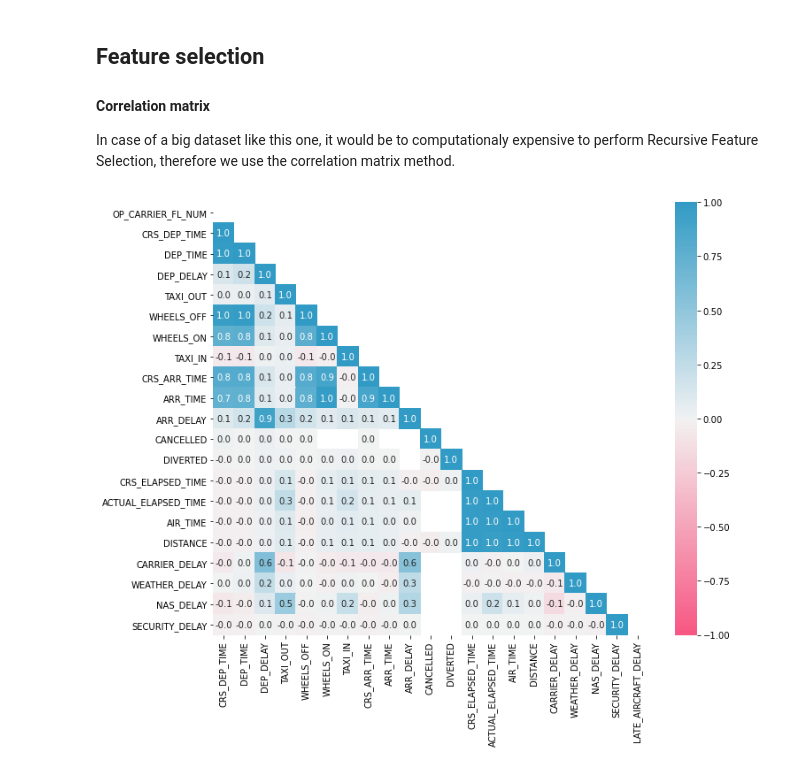
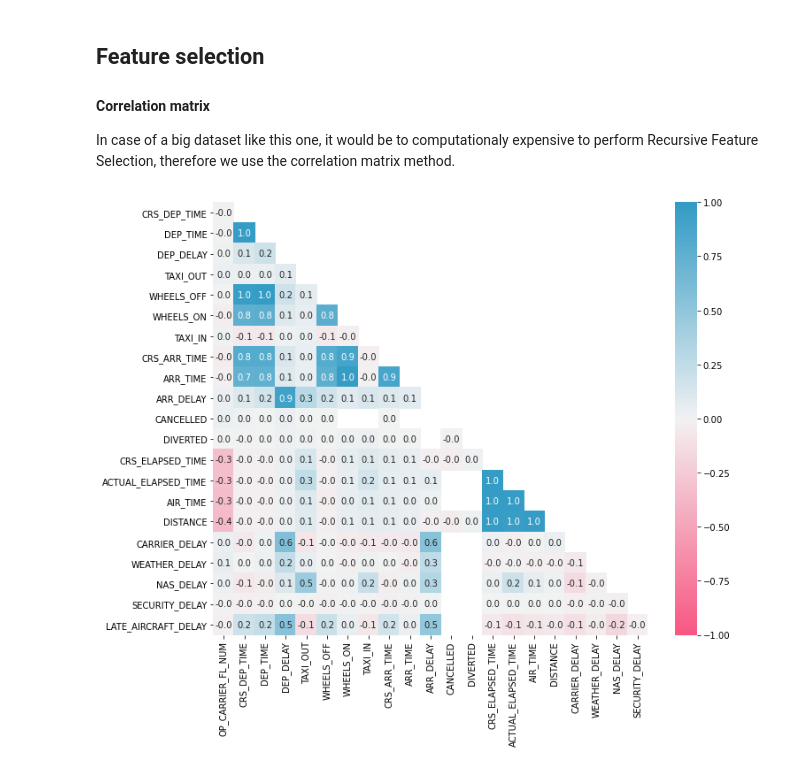
Before and after one commit to pauldoucet/flight-delay-prediction, a Jupyter notebook: flight-delay-prediction.ipynb, the cells around one changed output. Saved outputs shown, nothing was run; the diff lists cells and outputs as text; code cells hidden in the pictures.

```diff
--- a/flight-delay-prediction.ipynb
+++ b/flight-delay-prediction.ipynb
@@ -37,11 +38,12 @@ corr = df.corr()
 # %%
 fig, ax = plt.subplots(figsize = (11, 9))
 
 cmap = sb.diverging_palette(0, 230, 90, 60, as_cmap=True)
-mask = np.triu(np.ones_like(corr2, dtype=bool))
+mask = np.triu(np.ones_like(corr, dtype=bool))[1:, :-1]
+corr2 = corr.iloc[1:, :-1].copy()
 
 sb.heatmap(corr2, mask = mask, vmin = -1, vmax = 1, cmap = cmap, annot = True, fmt = ".1f")
 
 plt.show()
 # %% [output]
-[figure, old version]
+[figure, new version]
```
Also changed, not shown: parts of 1 cell of this notebook.
